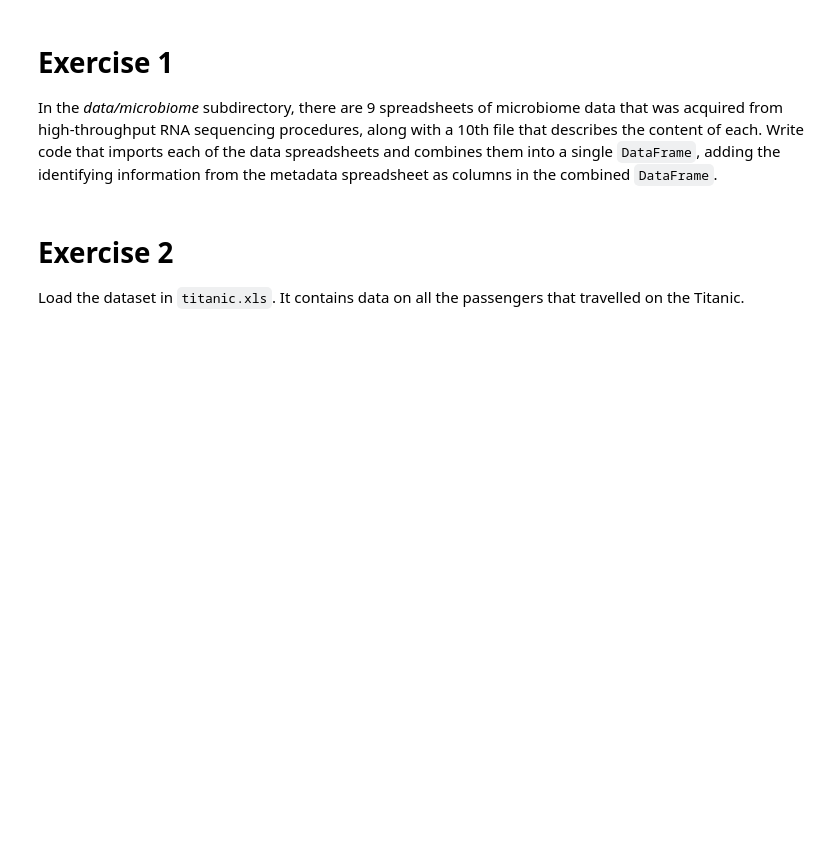
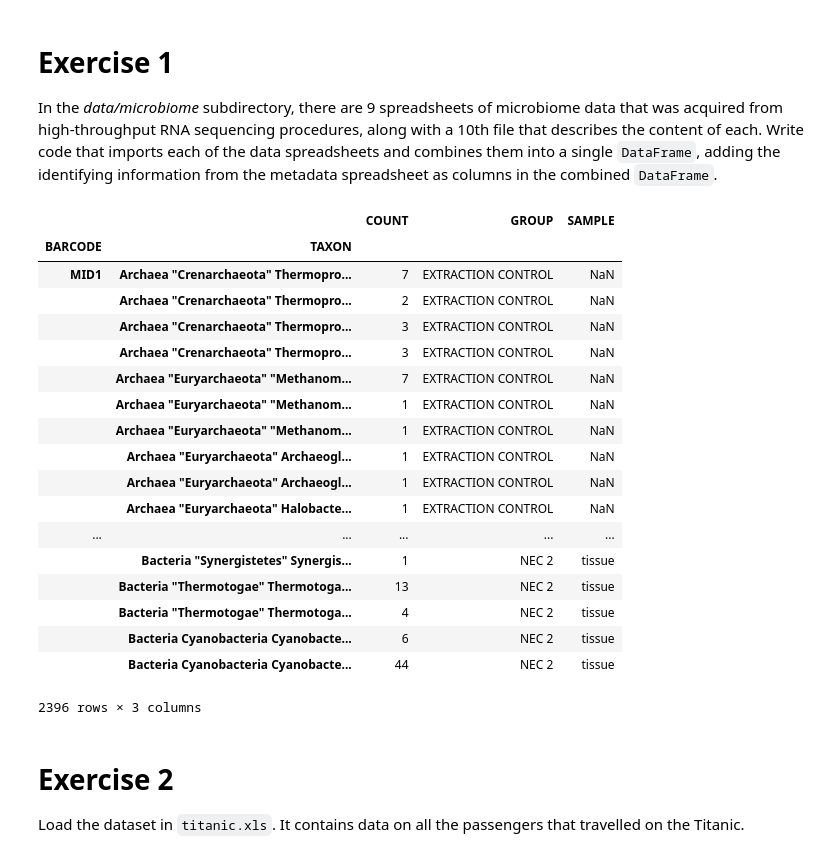
Before and after one commit to jmuth/ADA_homeworks, a Jupyter notebook: 01 - Pandas and Data Wrangling/Data Wrangling with Pandas.ipynb, the cells around one changed output. Drawn from its saved outputs; the diff is of its cells as text; code cells hidden in the pictures; blank space fills up the shorter version.

```diff
--- a/01 - Pandas and Data Wrangling/Data Wrangling with Pandas.ipynb
+++ b/01 - Pandas and Data Wrangling/Data Wrangling with Pandas.ipynb
@@ -17,34 +17,57 @@ import os
 direc = 'Data/microbiome/'
 files = os.listdir('Data/microbiome')
 # Remove the two files we will import by hand
 files.remove('MID1.xls')
 files.remove('metadata.xls')
 
 # we import the metadata separately
 metadata = pd.read_excel(direc+'metadata.xls', sheetname='Sheet1')
 
 # imports a file and formats it for concatenation, note the added BARCODE column for merging
 def importMid(s):
     thisMid = pd.read_excel(direc+s, header=None)
     thisMid.columns = ['TAXON', 'COUNT']
     # include the barcode info (name of the file) to prepare the table to merge with metadata
     thisMid['BARCODE'] = s[:4]
 
     return thisMid
 
 # we initiate a DataFrame with the first file
 midAll = importMid('MID1.xls')
 
 # we loop through the remaining files to concatenate them to our initial
-for file in files[2:]:
+for file in files:
     mid = importMid(file)
     midAll = pd.concat([midAll, mid], axis=0)
 
 # we merge the microbiome data with the metadata, pandas automatically uses BARCODE as a key
 final = pd.merge(midAll, metadata)
 
 # proposal: index the table by barcode - taxon
 final.set_index(['BARCODE', 'TAXON'])
+
+# Check that we have all the BARCODEs
+# np.unique(final.BARCODE)
+# %% [output]
+|  |  | COUNT | GROUP | SAMPLE |
+| BARCODE | TAXON |  |  |  |
+| MID1 | Archaea "Crenarchaeota" Thermopro... | 7 | EXTRACTION CONTROL | NaN |
+|  | Archaea "Crenarchaeota" Thermopro... | 2 | EXTRACTION CONTROL | NaN |
+|  | Archaea "Crenarchaeota" Thermopro... | 3 | EXTRACTION CONTROL | NaN |
+|  | Archaea "Crenarchaeota" Thermopro... | 3 | EXTRACTION CONTROL | NaN |
+|  | Archaea "Euryarchaeota" "Methanom... | 7 | EXTRACTION CONTROL | NaN |
+|  | Archaea "Euryarchaeota" "Methanom... | 1 | EXTRACTION CONTROL | NaN |
+|  | Archaea "Euryarchaeota" "Methanom... | 1 | EXTRACTION CONTROL | NaN |
+|  | Archaea "Euryarchaeota" Archaeogl... | 1 | EXTRACTION CONTROL | NaN |
+|  | Archaea "Euryarchaeota" Archaeogl... | 1 | EXTRACTION CONTROL | NaN |
+|  | Archaea "Euryarchaeota" Halobacte... | 1 | EXTRACTION CONTROL | NaN |
+| ... | ... | ... | ... | ... |
+|  | Bacteria "Synergistetes" Synergis... | 1 | NEC 2 | tissue |
+|  | Bacteria "Thermotogae" Thermotoga... | 13 | NEC 2 | tissue |
+|  | Bacteria "Thermotogae" Thermotoga... | 4 | NEC 2 | tissue |
+|  | Bacteria Cyanobacteria Cyanobacte... | 6 | NEC 2 | tissue |
+|  | Bacteria Cyanobacteria Cyanobacte... | 44 | NEC 2 | tissue |
+2396 rows × 3 columns
 # %% [markdown]
 # Exercise 2
 
```
Also changed, not shown: parts of 19 cells of this notebook.
